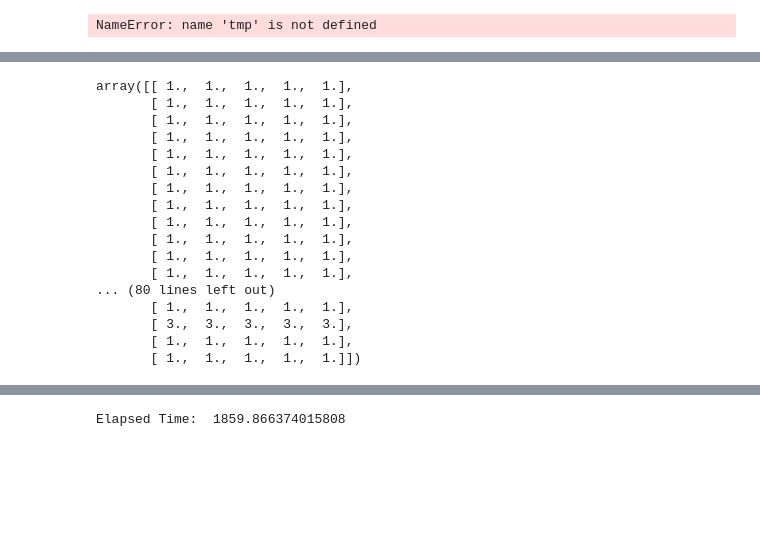
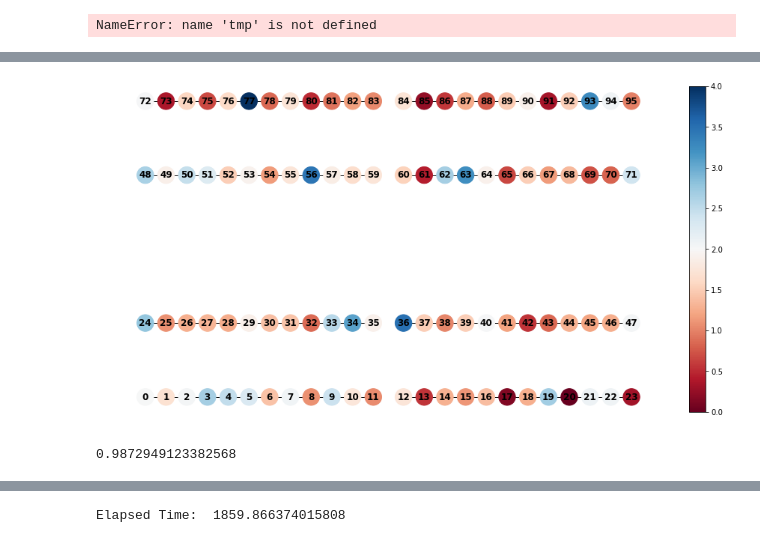
Before and after one commit to clarktemple03/distemper-outbreak, a Jupyter notebook: simulation_test.ipynb, the cells around one changed output, grey strips where cells are left out. Cells and saved outputs as stored; diff of their text form; code cells hidden in the pictures; blank space fills up the shorter version.

Commit message:
correlation update

```diff
--- a/simulation_test.ipynb
+++ b/simulation_test.ipynb
@@ -393,20 +384,48 @@ ax.set_ylabel('Kennel #')
-# %%
-data_node[:,55:60]
-# %% [output]
-array([[ 1.,  1.,  1.,  1.,  1.],
-       [ 1.,  1.,  1.,  1.,  1.],
-       [ 1.,  1.,  1.,  1.,  1.],
-       [ 1.,  1.,  1.,  1.,  1.],
-       [ 1.,  1.,  1.,  1.,  1.],
-       [ 1.,  1.,  1.,  1.,  1.],
-       [ 1.,  1.,  1.,  1.,  1.],
-       [ 1.,  1.,  1.,  1.,  1.],
-       [ 1.,  1.,  1.,  1.,  1.],
-       [ 1.,  1.,  1.,  1.,  1.],
-       [ 1.,  1.,  1.,  1.,  1.],
-       [ 1.,  1.,  1.,  1.,  1.],
-... (80 lines left out)
-       [ 1.,  1.,  1.,  1.,  1.],
-       [ 3.,  3.,  3.,  3.,  3.],
-       [ 1.,  1.,  1.,  1.,  1.],
-       [ 1.,  1.,  1.,  1.,  1.]])
+# %%
+# Draw nodes with time average data
+fig, ax = plt.subplots(figsize=(16,8))
+
+# Get positions of nodes
+pos = {}
+for _,node in sim.disease.graph.nodes(data=True):
+    pos[node['data']['node_id']] = node['data']['center']
+
+# For creating colorbars
+cmap = 'RdBu'
+# 0 is None, 1 is , 2 is , 3 is , 4 is
+vmin = 0
+vmax = 4
+plot1 = nx.draw(sim.disease.graph,with_labels=True, font_weight='bold',pos=pos,node_shape='o',
+        node_color=time_avg_data_node,cmap=cmap,ax=ax,node_size=500,font_color='k')
+
+sm = plt.cm.ScalarMappable(cmap=cmap, norm=plt.Normalize(vmin=vmin, vmax=vmax))
+sm.set_array([])
+cbar = plt.colorbar(sm)
+# %% [output]
+[figure, added]
+# %%
+# Calculate correlation matrix using speedup algorithm
+correl = np.zeros(len(time_range))
+count = np.zeros(len(time_range))
+tau_range = np.arange(0,10)
+assert np.max(tau_range) < np.max(time_range), "tau_max > time_max"
+start = time.time()
+count = np.zeros((simulations,len(position),len(position),len(tau_range)))
+correl = np.zeros((simulations,len(position),len(position),len(tau_range)))
+
+# data_node = np.zeros((simulations,len(position),len(time_range)))
+for simul in range(simulations):
+    for kdx, simul_time in enumerate(time_range):
+        for tau in tau_range:
+            if kdx + tau > np.max(time_range): continue
+            count[simul,:,:,tau] += 1
+            # Use matrix multiplication
+            correl[simul,:,:,tau] += np.dot(np.reshape(data_node[simul,:,kdx+tau],[-1,1])\
+                                             ,np.reshape(data_node[simul,:,kdx],[1,-1]))
+
+correlations = correl / count
+end = time.time()
+print(end-start)
+# plt.plot(correl/count)
+# %% [output]
+0.9872949123382568
```
Also changed, not shown: parts of 11 cells of this notebook.
